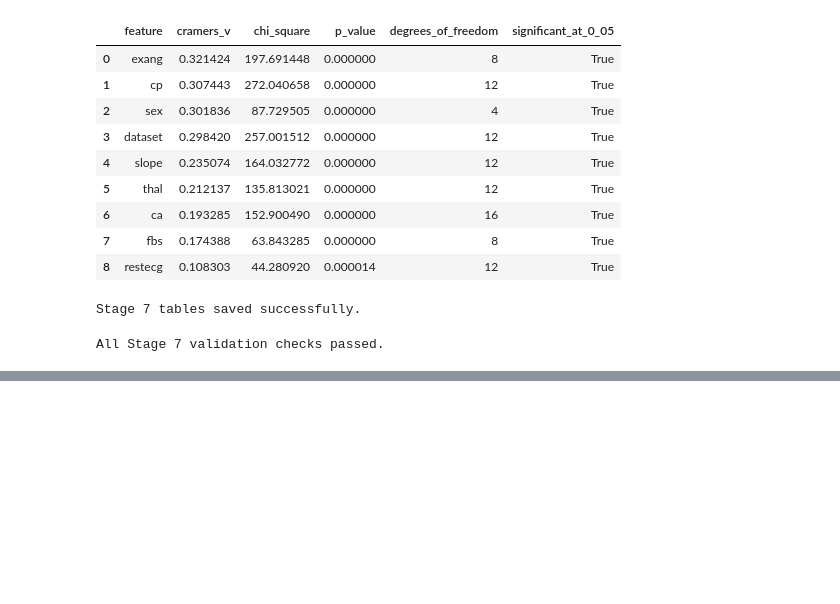
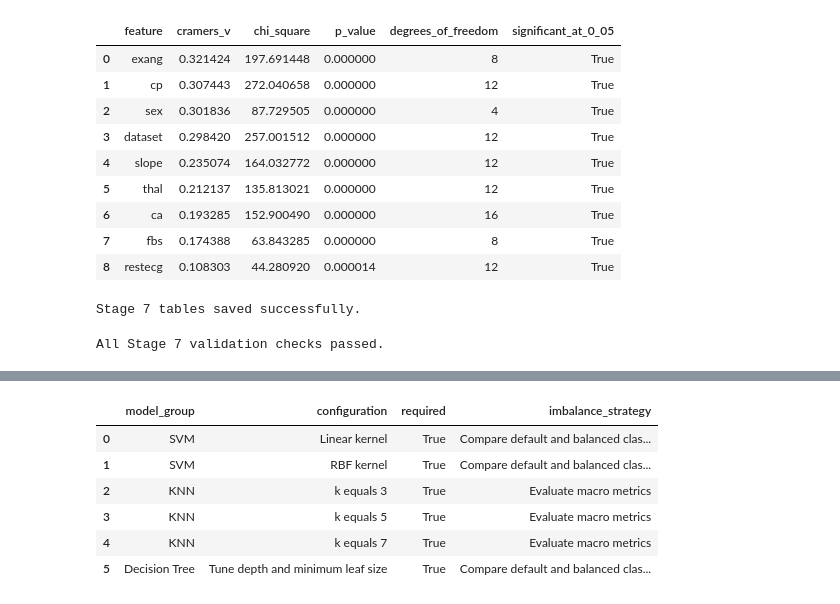
Before and after one commit to AmirhosseinKhadivi/DataMining-Course-Project, a Jupyter notebook: notebooks/02_exploratory_data_analysis.ipynb, the cells around one changed output, grey strips where cells are left out. Saved outputs shown, nothing was run; the diff lists cells and outputs as text; code cells hidden in the pictures; blank space fills up the shorter version.

```diff
--- a/notebooks/02_exploratory_data_analysis.ipynb
+++ b/notebooks/02_exploratory_data_analysis.ipynb
@@ -1925,0 +2643,66 @@ All Stage 7 validation checks passed.
+# %%
+modeling_plan = pd.DataFrame(
+    [
+        {
+            "model_group": "SVM",
+            "configuration": "Linear kernel",
+            "required": True,
+            "imbalance_strategy": (
+                "Compare default and balanced class weights"
+            ),
+        },
+        {
+            "model_group": "SVM",
+            "configuration": "RBF kernel",
+            "required": True,
+            "imbalance_strategy": (
+                "Compare default and balanced class weights"
+            ),
+        },
+        {
+            "model_group": "KNN",
+            "configuration": "k equals 3",
+            "required": True,
+            "imbalance_strategy": (
+                "Evaluate macro metrics"
+            ),
+        },
+        {
+            "model_group": "KNN",
+            "configuration": "k equals 5",
+            "required": True,
+            "imbalance_strategy": (
+                "Evaluate macro metrics"
+            ),
+        },
+        {
+            "model_group": "KNN",
+            "configuration": "k equals 7",
+            "required": True,
+            "imbalance_strategy": (
+                "Evaluate macro metrics"
+            ),
+        },
+        {
+            "model_group": "Decision Tree",
+            "configuration": (
+                "Tune depth and minimum leaf size"
+            ),
+            "required": True,
+            "imbalance_strategy": (
+                "Compare default and balanced class weights"
+            ),
+        },
+    ]
+)
+
+
+display(modeling_plan)
+# %% [output]
+|  | model_group | configuration | required | imbalance_strategy |
+| 0 | SVM | Linear kernel | True | Compare default and balanced clas... |
+| 1 | SVM | RBF kernel | True | Compare default and balanced clas... |
+| 2 | KNN | k equals 3 | True | Evaluate macro metrics |
+| 3 | KNN | k equals 5 | True | Evaluate macro metrics |
+| 4 | KNN | k equals 7 | True | Evaluate macro metrics |
+| 5 | Decision Tree | Tune depth and minimum leaf size | True | Compare default and balanced clas... |
```
Also changed, not shown: parts of 14 cells of this notebook, 8 other files.
